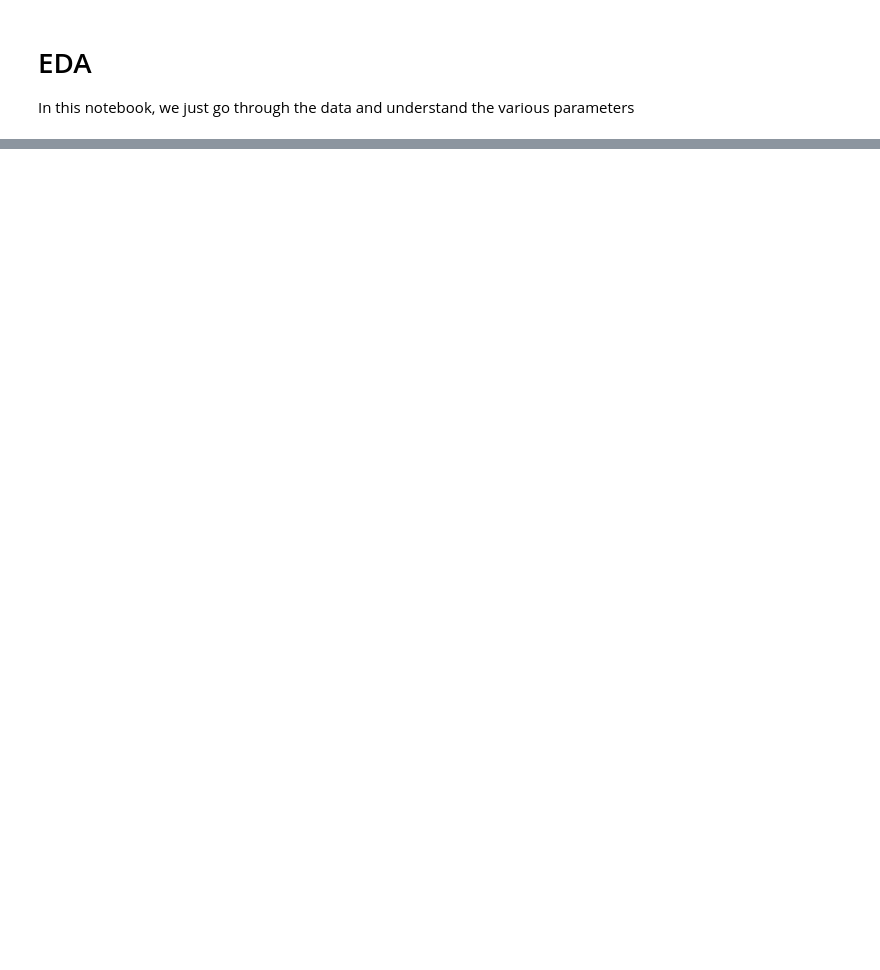
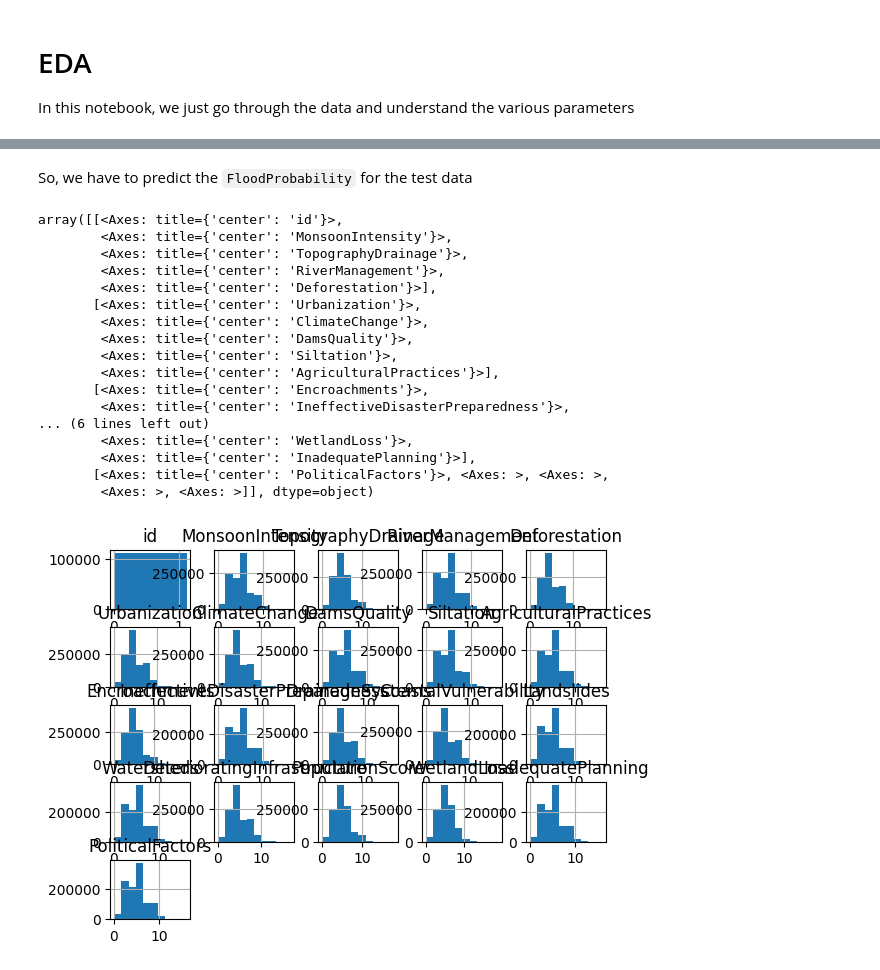
Before and after one commit to ASudu/Flood_prediction_kaggle, a Jupyter notebook: EDA.ipynb, the cells around one changed output, grey strips where cells are left out. Saved outputs shown, nothing was run; the diff lists cells and outputs as text; code cells hidden in the pictures; blank space fills up the shorter version.

Commit message:
Exploratory Data Analysis

```diff
--- a/EDA.ipynb
+++ b/EDA.ipynb
@@ -28,0 +31,24 @@ array([ 5,  6,  3,  8,  4,  7,  9,  2, 10,  1,  0, 11, 12, 13, 15, 14, 16],
+# %% [markdown]
+So, we have to predict the `FloodProbability` for the test data
+# %%
+# Distribution for independednt variables
+df_train.drop(columns=["FloodProbability"]).hist()
+# %% [output]
+array([[<Axes: title={'center': 'id'}>,
+        <Axes: title={'center': 'MonsoonIntensity'}>,
+        <Axes: title={'center': 'TopographyDrainage'}>,
+        <Axes: title={'center': 'RiverManagement'}>,
+        <Axes: title={'center': 'Deforestation'}>],
+       [<Axes: title={'center': 'Urbanization'}>,
+        <Axes: title={'center': 'ClimateChange'}>,
+        <Axes: title={'center': 'DamsQuality'}>,
+        <Axes: title={'center': 'Siltation'}>,
+        <Axes: title={'center': 'AgriculturalPractices'}>],
+       [<Axes: title={'center': 'Encroachments'}>,
+        <Axes: title={'center': 'IneffectiveDisasterPreparedness'}>,
+... (6 lines left out)
+        <Axes: title={'center': 'WetlandLoss'}>,
+        <Axes: title={'center': 'InadequatePlanning'}>],
+       [<Axes: title={'center': 'PoliticalFactors'}>, <Axes: >, <Axes: >,
+        <Axes: >, <Axes: >]], dtype=object)
+[figure, added]
```
Also changed, not shown: parts of 6 cells of this notebook.
